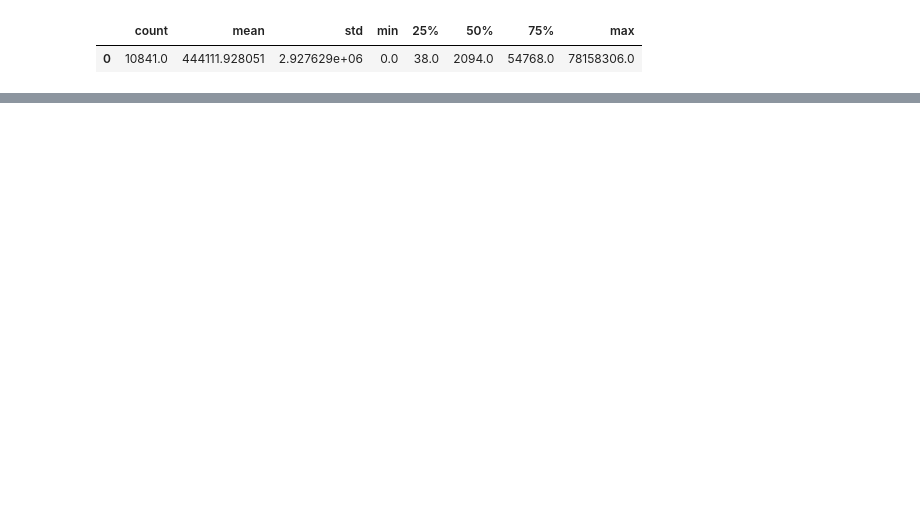
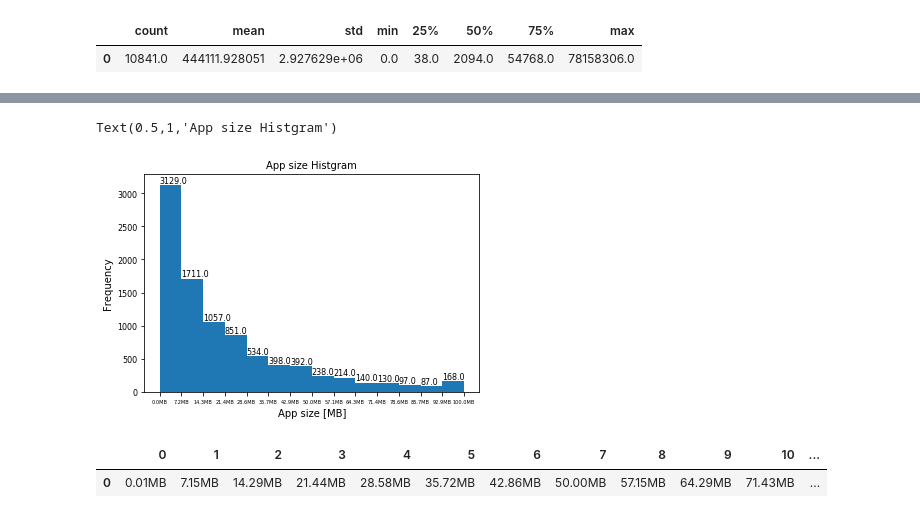
Before and after one commit to Kozuzu931/port_folio, a Jupyter notebook: stats/google-play-store-apps/analysis google play store data.ipynb, the cells around one changed output, grey strips where cells are left out. Drawn from its saved outputs; the diff is of its cells as text; code cells hidden in the pictures; blank space fills up the shorter version.

```diff
--- a/stats/google-play-store-apps/analysis google play store data.ipynb
+++ b/stats/google-play-store-apps/analysis google play store data.ipynb
@@ -245,3 +278,13 @@ Reviews_stastitics
 # %% [output]
 |  | count | mean | std | min | 25% | 50% | 75% | max |
 | 0 | 10841.0 | 444111.928051 | 2.927629e+06 | 0.0 | 38.0 | 2094.0 | 54768.0 | 78158306.0 |
+# %%
+Review_hist = plt.hist(Reviews_line, bins=sturges(len(Reviews_line)), align="mid", log=True)
+for x, y in zip(Review_hist[1], Review_hist[0]):
+    plt.text(x, y, y, ha="left", va="bottom", fontsize=8)
+Reviews_xtick_label= ["{:.3g}".format(i) for i in np.round(Review_hist[1], -6)]
+plt.xticks(Review_hist[1], Reviews_xtick_label, fontsize=6)
+plt.xlabel("Number of Review", fontsize=10)
+plt.ylabel("Frequency [log10]", fontsize=10)
+plt.title("Reviews Histgram", fontsize=10)
+plt.show()
@@ -247,0 +319,17 @@ Reviews_stastitics
+# %%
+Size_hist = plt.hist(size_line, bins=sturges(len(size_line)))
+for x, y in zip(Size_hist[1], Size_hist[0]):
+    plt.text(x, y, y, ha="left", va="bottom", fontsize=8)
+plt.xticks(Size_hist[1], ["{:.1f}MB".format(i) for i in Size_hist[1]/1024], fontsize=5)
+plt.yticks(fontsize=8)
+plt.xlabel("App size [MB]", fontsize=10)
+plt.ylabel("Frequency", fontsize=10)
+plt.title("App size Histgram", fontsize=10)
+# %% [output]
+Text(0.5,1,'App size Histgram')
+[figure, added]
+# %%
+pd.DataFrame(["{:.2f}MB".format(i) for i in Size_hist[1]/1024]).transpose()
+# %% [output]
+|  | 0 | 1 | 2 | 3 | 4 | 5 | 6 | 7 | 8 | 9 | 10 | ... |
+| 0 | 0.01MB | 7.15MB | 14.29MB | 21.44MB | 28.58MB | 35.72MB | 42.86MB | 50.00MB | 57.15MB | 64.29MB | 71.43MB | ... |
```
Also changed, not shown: parts of 50 cells of this notebook, 1 other file.
